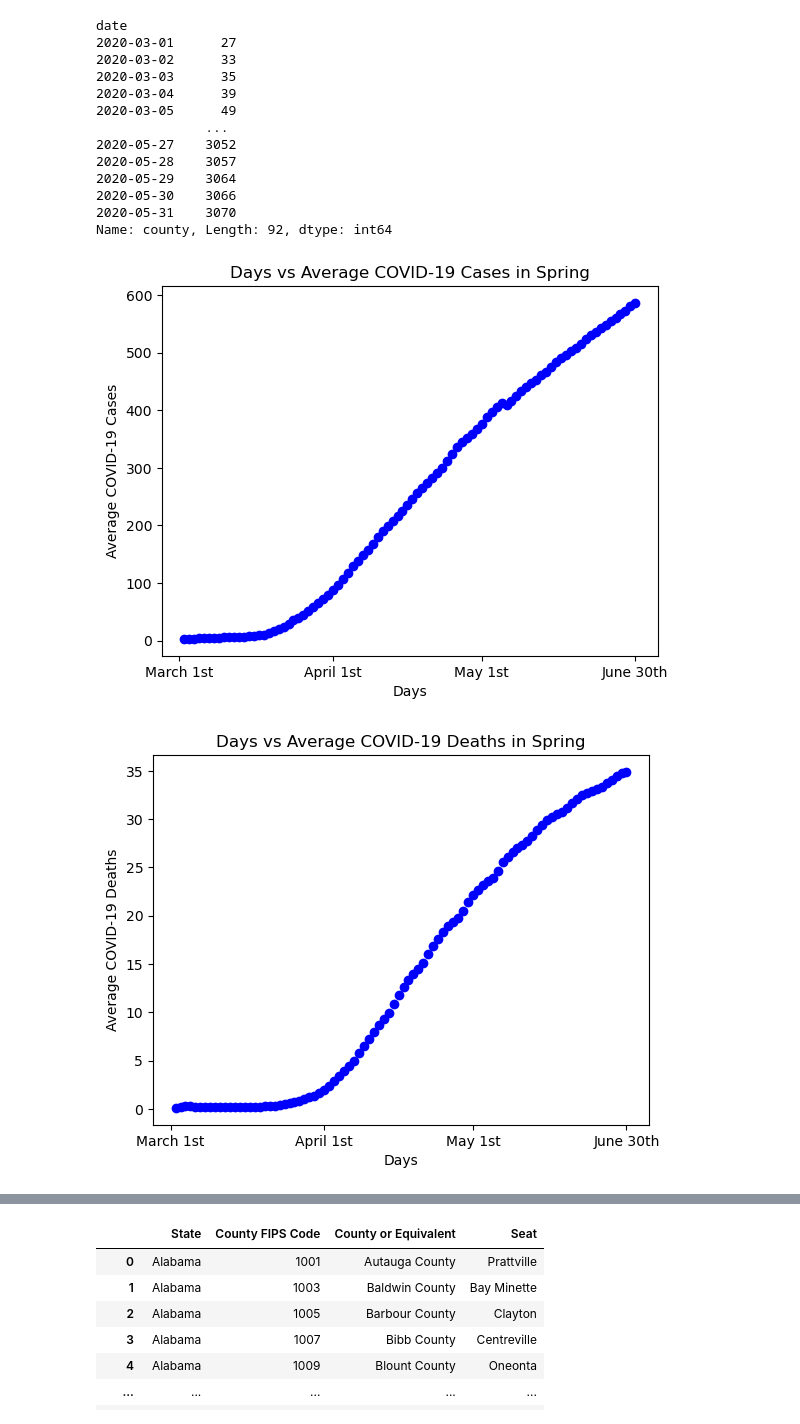
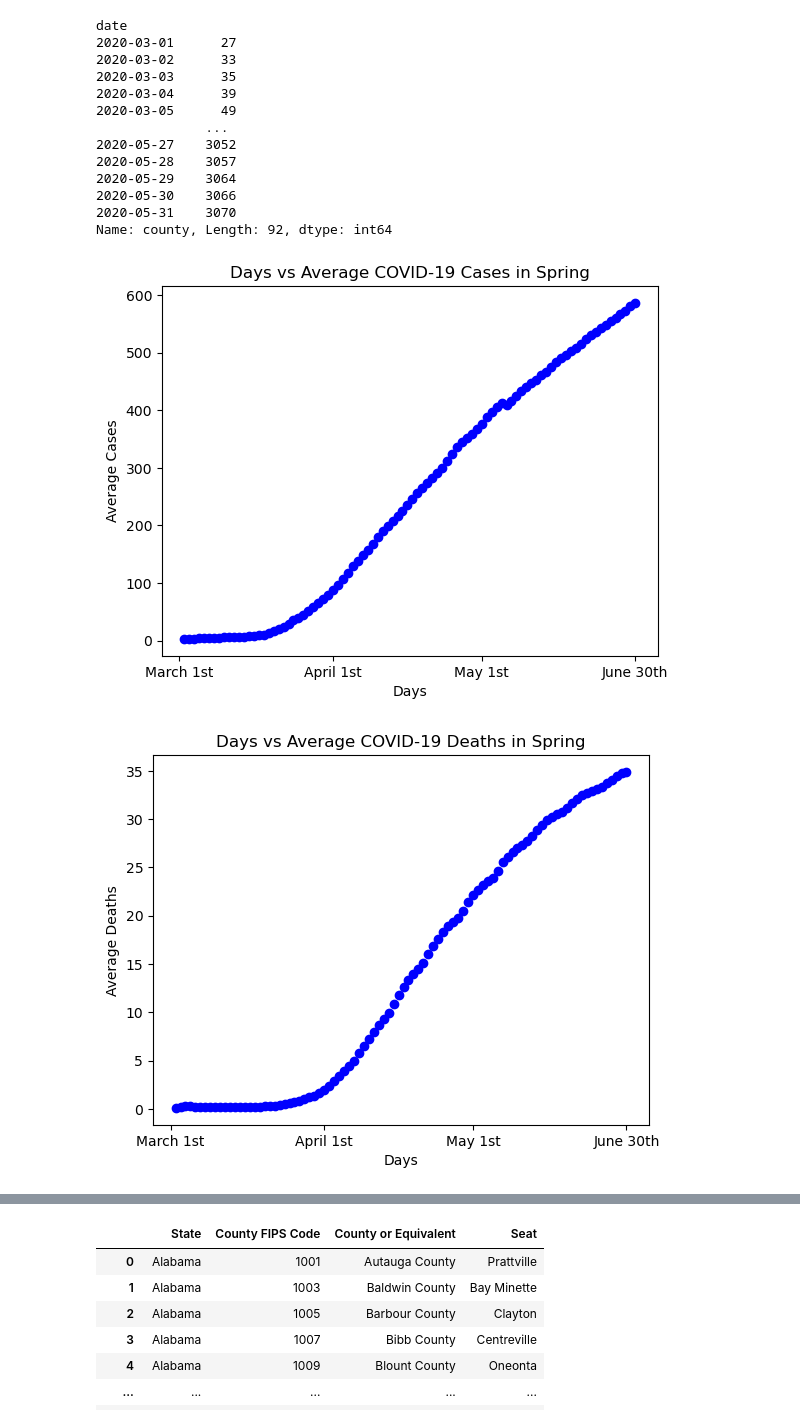
Before and after one commit to ryankracaw/project-one, a Jupyter notebook: spring.ipynb, the cells around one changed output, grey strips where cells are left out. Cells and saved outputs as stored; diff of their text form; code cells hidden in the pictures.

```diff
--- a/spring.ipynb
+++ b/spring.ipynb
@@ -94,22 +120,22 @@ Name: county, Length: 92, dtype: int64
 # %%
 # Build scatter plot for date vs avg cases
 x_axis = np.array([i for i in range(1,93)])
 y_axis = spring_avgperdate_df["cases"]
 
 # Incorporate the other graph properties
 plt.scatter(x_axis, y_axis, marker="o", color="blue")
 plt.xticks([0, 31, 61, 92], ["March 1st", "April 1st", "May 1st", "June 30th"])
 
 plt.title("Days vs Average COVID-19 Cases in Spring")
 plt.xlabel("Days")
-plt.ylabel("Average COVID-19 Cases")
+plt.ylabel("Average Cases")
 
 # Show plot
 plt.show()
 # %% [output]
-[figure, old version]
+[figure, new version]
 # %%
-# Build scatter plot for date vs death cases
+# Build scatter plot for date vs death
 x_axis = np.array([i for i in range(1,93)])
 y_axis = spring_avgperdate_df["deaths"]
 
@@ -119,9 +145,9 @@ plt.xticks([0, 31, 61, 92], ["March 1st", "April 1st", "May 1st", "June 30th"])
 
 plt.title("Days vs Average COVID-19 Deaths in Spring")
 plt.xlabel("Days")
-plt.ylabel("Average COVID-19 Deaths")
+plt.ylabel("Average Deaths")
 
 # Show plot
 plt.show()
 # %% [output]
-[figure, old version]
+[figure, new version]
```
Also changed, not shown: parts of 6 cells of this notebook.
